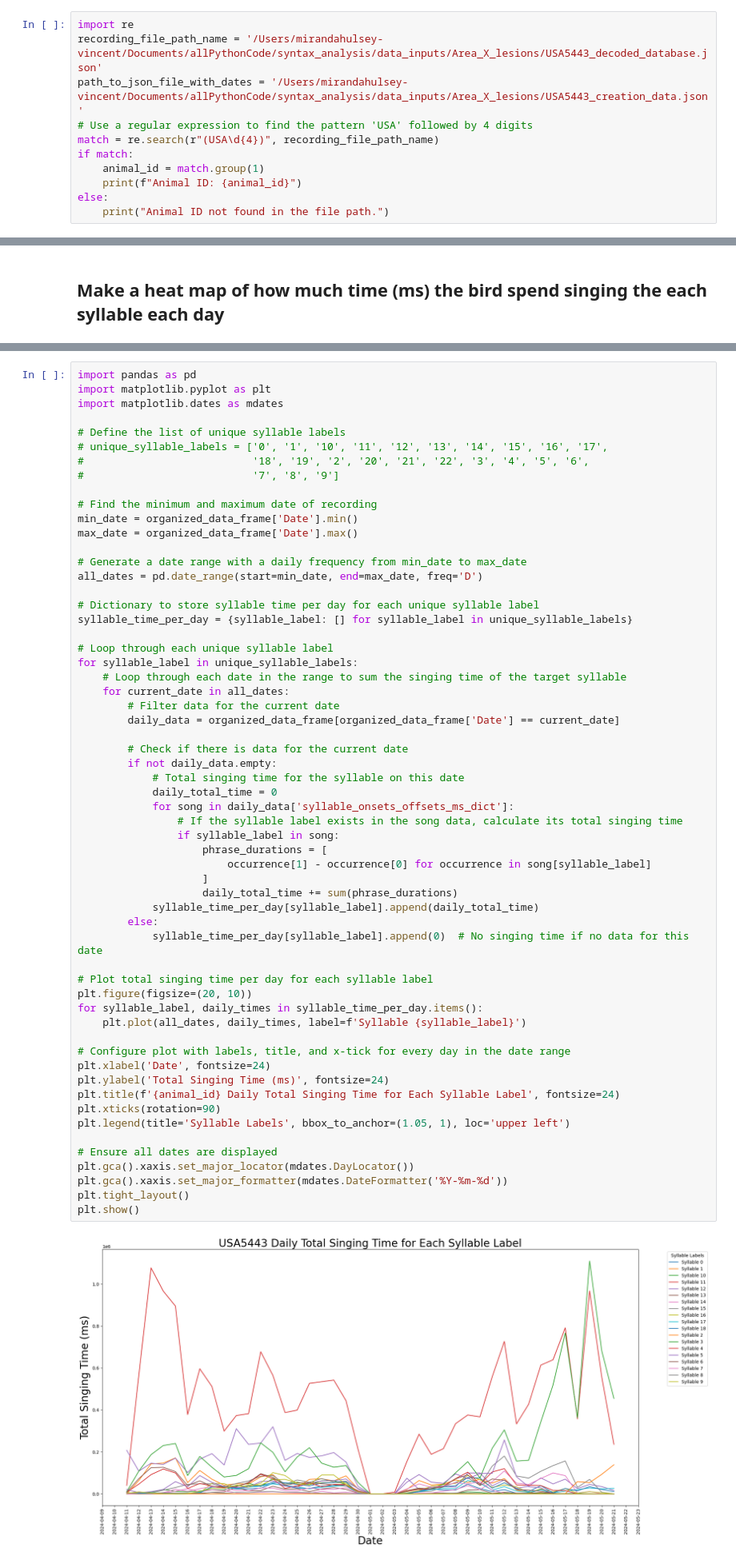
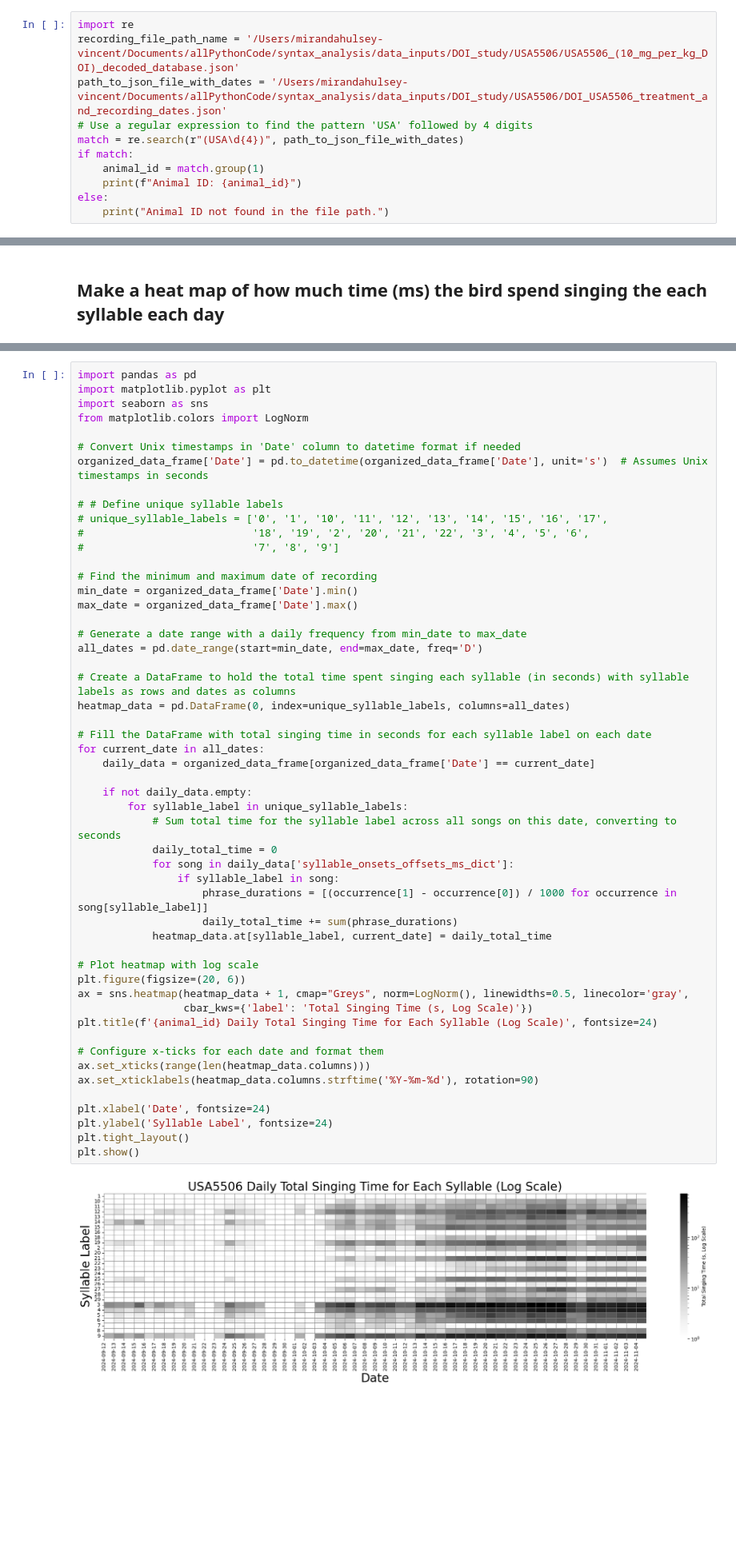
Before and after one commit to hulseyvincentr/syntax_analysis, a Jupyter notebook: notebooks/DECODER_syllable_frequency.ipynb, the cells around one changed output, grey strips where cells are left out. Shown: that part at 80% size. Saved outputs shown, nothing was run; the diff lists cells and outputs as text; blank space fills up the shorter version.

```diff
--- a/notebooks/DECODER_syllable_frequency.ipynb
+++ b/notebooks/DECODER_syllable_frequency.ipynb
@@ -2,10 +2,10 @@
 # This code takes in a .json file from TweetyBERT, then calculates and graphs the song duration across days of recording. Then, It figures out and graphs how often syllables show up across each day of recording.
 # %%
 import re
-recording_file_path_name = '/Users/mirandahulsey-vincent/Documents/allPythonCode/syntax_analysis/data_inputs/Area_X_lesions/USA5443_decoded_database.json'
-path_to_json_file_with_dates = '/Users/mirandahulsey-vincent/Documents/allPythonCode/syntax_analysis/data_inputs/Area_X_lesions/USA5443_creation_data.json'
+recording_file_path_name = '/Users/mirandahulsey-vincent/Documents/allPythonCode/syntax_analysis/data_inputs/DOI_study/USA5506/USA5506_(10_mg_per_kg_DOI)_decoded_database.json'
+path_to_json_file_with_dates = '/Users/mirandahulsey-vincent/Documents/allPythonCode/syntax_analysis/data_inputs/DOI_study/USA5506/DOI_USA5506_treatment_and_recording_dates.json'
 # Use a regular expression to find the pattern 'USA' followed by 4 digits
-match = re.search(r"(USA\d{4})", recording_file_path_name)
+match = re.search(r"(USA\d{4})", path_to_json_file_with_dates)
 if match:
     animal_id = match.group(1)
     print(f"Animal ID: {animal_id}")
@@ -839,61 +811,54 @@ plt.show()
 # %%
 import pandas as pd
 import matplotlib.pyplot as plt
-import matplotlib.dates as mdates
+import seaborn as sns
+from matplotlib.colors import LogNorm
 
-# Define the list of unique syllable labels
+# Convert Unix timestamps in 'Date' column to datetime format if needed
+organized_data_frame['Date'] = pd.to_datetime(organized_data_frame['Date'], unit='s')  # Assumes Unix timestamps in seconds
+
+# # Define unique syllable labels
 # unique_syllable_labels = ['0', '1', '10', '11', '12', '13', '14', '15', '16', '17',
 #                           '18', '19', '2', '20', '21', '22', '3', '4', '5', '6',
 #                           '7', '8', '9']
 
 # Find the minimum and maximum date of recording
 min_date = organized_data_frame['Date'].min()
 max_date = organized_data_frame['Date'].max()
 
 # Generate a date range with a daily frequency from min_date to max_date
 all_dates = pd.date_range(start=min_date, end=max_date, freq='D')
 
-# Dictionary to store syllable time per day for each unique syllable label
-syllable_time_per_day = {syllable_label: [] for syllable_label in unique_syllable_labels}
+# Create a DataFrame to hold the total time spent singing each syllable (in seconds) with syllable labels as rows and dates as columns
+heatmap_data = pd.DataFrame(0, index=unique_syllable_labels, columns=all_dates)
 
-# Loop through each unique syllable label
-for syllable_label in unique_syllable_labels:
-    # Loop through each date in the range to sum the singing time of the target syllable
-    for current_date in all_dates:
-        # Filter data for the current date
-        daily_data = organized_data_frame[organized_data_frame['Date'] == current_date]
+# Fill the DataFrame with total singing time in seconds for each syllable label on each date
+for current_date in all_dates:
+    daily_data = organized_data_frame[organized_data_frame['Date'] == current_date]
 
-        # Check if there is data for the current date
-        if not daily_data.empty:
-            # Total singing time for the syllable on this date
+    if not daily_data.empty:
+        for syllable_label in unique_syllable_labels:
+            # Sum total time for the syllable label across all songs on this date, converting to seconds
             daily_total_time = 0
             for song in daily_data['syllable_onsets_offsets_ms_dict']:
-                # If the syllable label exists in the song data, calculate its total singing time
                 if syllable_label in song:
-                    phrase_durations = [
-                        occurrence[1] - occurrence[0] for occurrence in song[syllable_label]
-                    ]
+                    phrase_durations = [(occurrence[1] - occurrence[0]) / 1000 for occurrence in song[syllable_label]]
                     daily_total_time += sum(phrase_durations)
-            syllable_time_per_day[syllable_label].append(daily_total_time)
-        else:
-            syllable_time_per_day[syllable_label].append(0)  # No singing time if no data for this date
+            heatmap_data.at[syllable_label, current_date] = daily_total_time
 
-# Plot total singing time per day for each syllable label
-plt.figure(figsize=(20, 10))
-for syllable_label, daily_times in syllable_time_per_day.items():
-    plt.plot(all_dates, daily_times, label=f'Syllable {syllable_label}')
+# Plot heatmap with log scale
+plt.figure(figsize=(20, 6))
+ax = sns.heatmap(heatmap_data + 1, cmap="Greys", norm=LogNorm(), linewidths=0.5, linecolor='gray',
+                 cbar_kws={'label': 'Total Singing Time (s, Log Scale)'})
+plt.title(f'{animal_id} Daily Total Singing Time for Each Syllable (Log Scale)', fontsize=24)
 
-# Configure plot with labels, title, and x-tick for every day in the date range
+# Configure x-ticks for each date and format them
+ax.set_xticks(range(len(heatmap_data.columns)))
+ax.set_xticklabels(heatmap_data.columns.strftime('%Y-%m-%d'), rotation=90)
+
 plt.xlabel('Date', fontsize=24)
-plt.ylabel('Total Singing Time (ms)', fontsize=24)
-plt.title(f'{animal_id} Daily Total Singing Time for Each Syllable Label', fontsize=24)
-plt.xticks(rotation=90)
-plt.legend(title='Syllable Labels', bbox_to_anchor=(1.05, 1), loc='upper left')
-
-# Ensure all dates are displayed
-plt.gca().xaxis.set_major_locator(mdates.DayLocator())
-plt.gca().xaxis.set_major_formatter(mdates.DateFormatter('%Y-%m-%d'))
+plt.ylabel('Syllable Label', fontsize=24)
 plt.tight_layout()
 plt.show()
 # %% [output]
-[figure, old version]
+[figure, new version]
```
Also changed, not shown: parts of 24 cells of this notebook, 1 other file.
